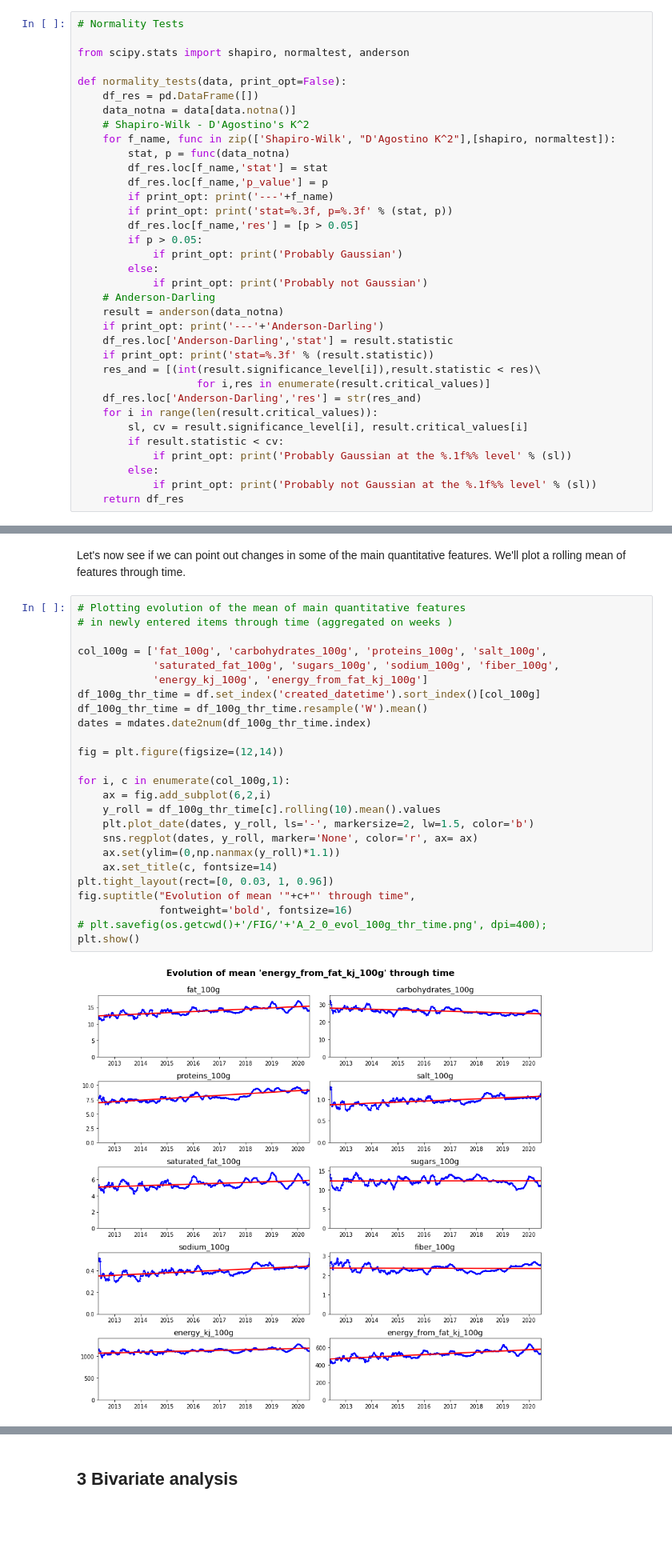
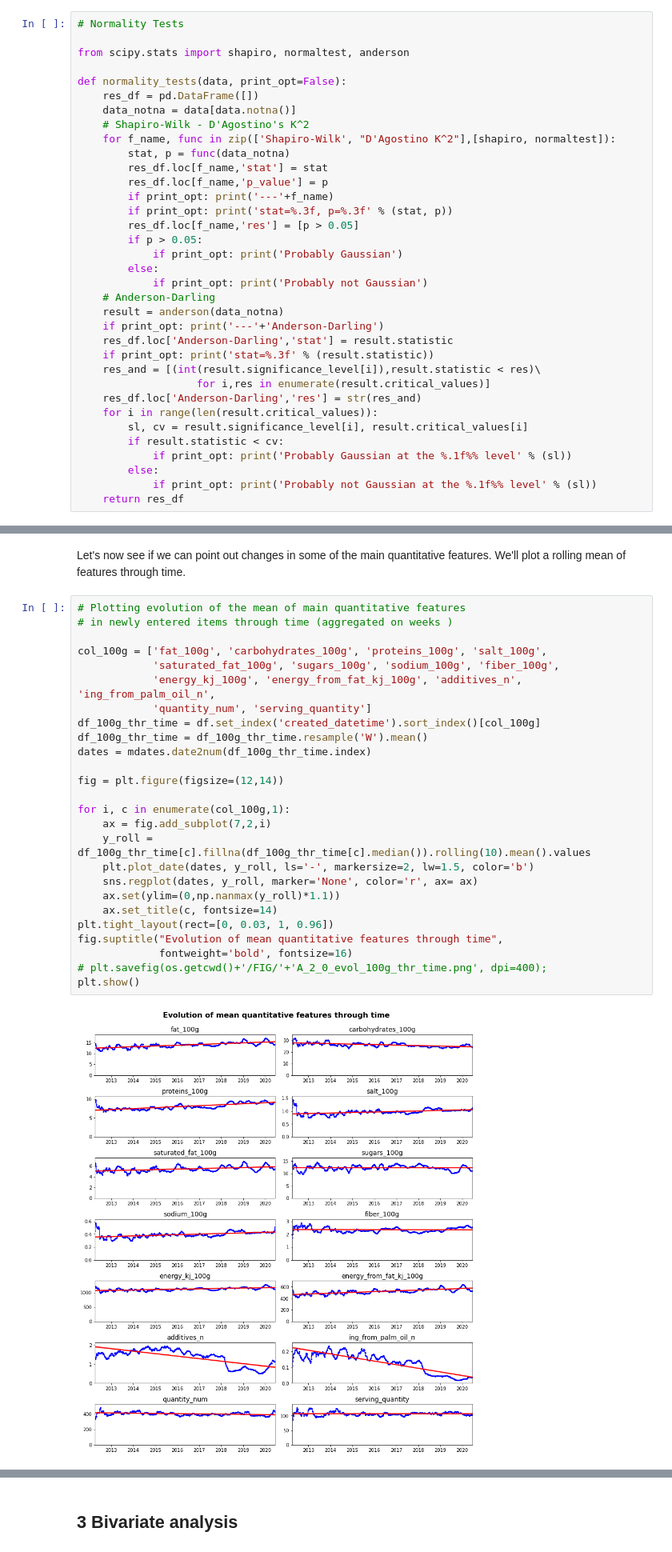
Before and after one commit to SmellyArmure/OC_DS_Project3, a Jupyter notebook: NOTEBOOKS/P3_Analysis.ipynb, the cells around one changed output, grey strips where cells are left out. Shown at 80% size. Drawn from its saved outputs; the diff is of its cells as text; blank space fills up the shorter version.

```diff
--- a/NOTEBOOKS/P3_Analysis.ipynb
+++ b/NOTEBOOKS/P3_Analysis.ipynb
@@ -255,16 +253,16 @@ Let's check with usual normality tests and visualize the qqplots (for normal dis
 from scipy.stats import shapiro, normaltest, anderson
 
 def normality_tests(data, print_opt=False):
-    df_res = pd.DataFrame([])
+    res_df = pd.DataFrame([])
     data_notna = data[data.notna()]
     # Shapiro-Wilk - D'Agostino's K^2
     for f_name, func in zip(['Shapiro-Wilk', "D'Agostino K^2"],[shapiro, normaltest]):
         stat, p = func(data_notna)
-        df_res.loc[f_name,'stat'] = stat
-        df_res.loc[f_name,'p_value'] = p
+        res_df.loc[f_name,'stat'] = stat
+        res_df.loc[f_name,'p_value'] = p
         if print_opt: print('---'+f_name)
         if print_opt: print('stat=%.3f, p=%.3f' % (stat, p))
-        df_res.loc[f_name,'res'] = [p > 0.05]
+        res_df.loc[f_name,'res'] = [p > 0.05]
         if p > 0.05:
             if print_opt: print('Probably Gaussian')
         else:
@@ -272,18 +270,18 @@ def normality_tests(data, print_opt=False):
     # Anderson-Darling
     result = anderson(data_notna)
     if print_opt: print('---'+'Anderson-Darling')
-    df_res.loc['Anderson-Darling','stat'] = result.statistic
+    res_df.loc['Anderson-Darling','stat'] = result.statistic
     if print_opt: print('stat=%.3f' % (result.statistic))
     res_and = [(int(result.significance_level[i]),result.statistic < res)\
                    for i,res in enumerate(result.critical_values)]
-    df_res.loc['Anderson-Darling','res'] = str(res_and)
+    res_df.loc['Anderson-Darling','res'] = str(res_and)
     for i in range(len(result.critical_values)):
         sl, cv = result.significance_level[i], result.critical_values[i]
         if result.statistic < cv:
             if print_opt: print('Probably Gaussian at the %.1f%% level' % (sl))
         else:
             if print_opt: print('Probably not Gaussian at the %.1f%% level' % (sl))
-    return df_res
+    return res_df
 # %%
 # Plotting histograms and qqplots of the main quantitative continuous columns
 
@@ -580,27 +647,28 @@ Let's now see if we can point out changes in some of the main quantitative featu
 # %%
 # Plotting evolution of the mean of main quantitative features
 # in newly entered items through time (aggregated on weeks )
 
 col_100g = ['fat_100g', 'carbohydrates_100g', 'proteins_100g', 'salt_100g',
             'saturated_fat_100g', 'sugars_100g', 'sodium_100g', 'fiber_100g',
-            'energy_kj_100g', 'energy_from_fat_kj_100g']
+            'energy_kj_100g', 'energy_from_fat_kj_100g', 'additives_n', 'ing_from_palm_oil_n',
+            'quantity_num', 'serving_quantity']
 df_100g_thr_time = df.set_index('created_datetime').sort_index()[col_100g]
 df_100g_thr_time = df_100g_thr_time.resample('W').mean()
 dates = mdates.date2num(df_100g_thr_time.index)
 
 fig = plt.figure(figsize=(12,14))
 
 for i, c in enumerate(col_100g,1):
-    ax = fig.add_subplot(6,2,i)
-    y_roll = df_100g_thr_time[c].rolling(10).mean().values
+    ax = fig.add_subplot(7,2,i)
+    y_roll = df_100g_thr_time[c].fillna(df_100g_thr_time[c].median()).rolling(10).mean().values
     plt.plot_date(dates, y_roll, ls='-', markersize=2, lw=1.5, color='b')
     sns.regplot(dates, y_roll, marker='None', color='r', ax= ax)
     ax.set(ylim=(0,np.nanmax(y_roll)*1.1))
     ax.set_title(c, fontsize=14)
 plt.tight_layout(rect=[0, 0.03, 1, 0.96])
-fig.suptitle("Evolution of mean '"+c+"' through time",
+fig.suptitle("Evolution of mean quantitative features through time",
              fontweight='bold', fontsize=16)
 # plt.savefig(os.getcwd()+'/FIG/'+'A_2_0_evol_100g_thr_time.png', dpi=400);
 plt.show()
 # %% [output]
-[figure, old version]
+[figure, new version]
```
Also changed, not shown: parts of 116 cells of this notebook, 1 other file.
